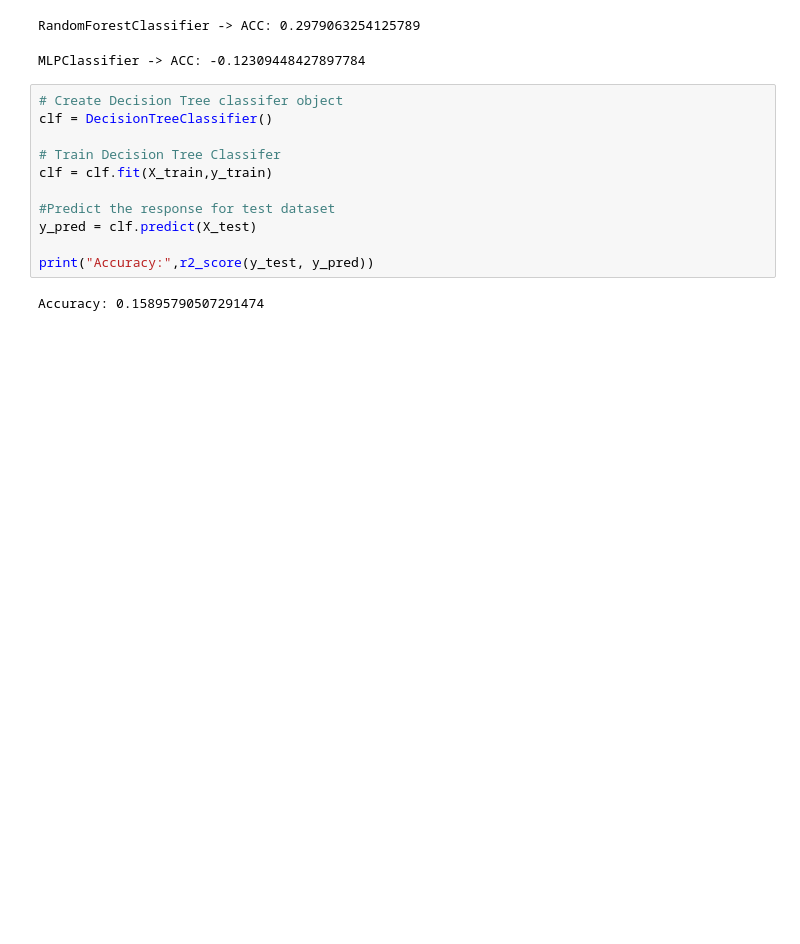
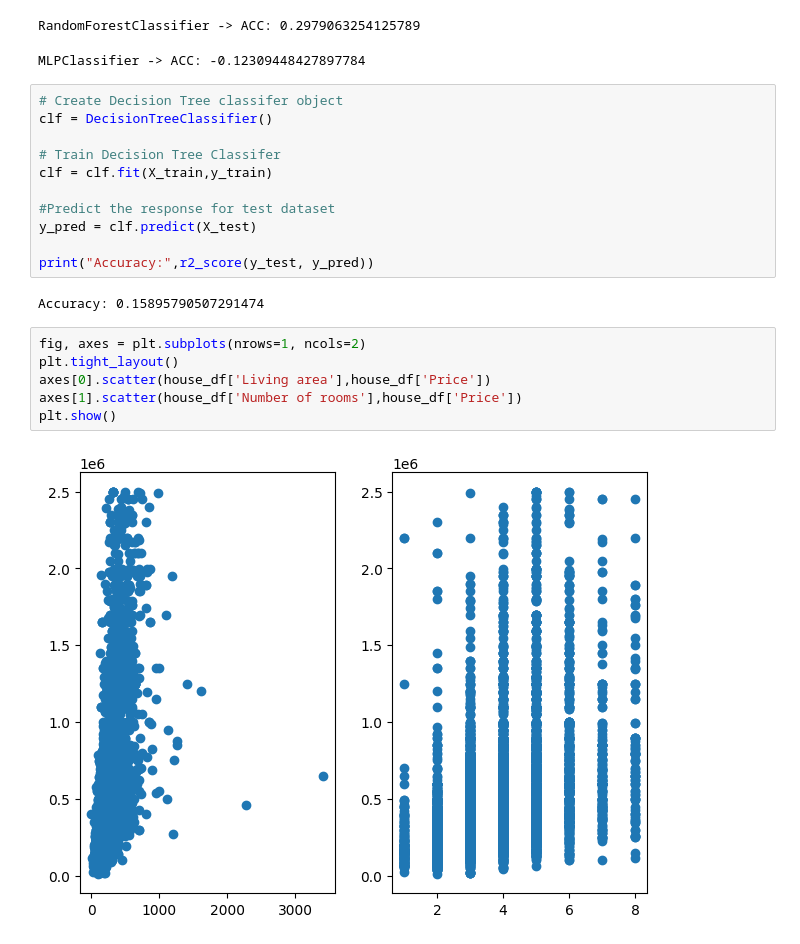
Before and after one commit to Ta-DevSark/challenge-regression, a Jupyter notebook: melike_test.ipynb, the cells around one changed output. Cells and saved outputs as stored; diff of their text form; blank space fills up the shorter version.

```diff
--- a/melike_test.ipynb
+++ b/melike_test.ipynb
@@ -407,3 +407,11 @@ y_pred = clf.predict(X_test)
 print("Accuracy:",r2_score(y_test, y_pred))
 # %% [output]
 Accuracy: 0.15895790507291474
+# %%
+fig, axes = plt.subplots(nrows=1, ncols=2)
+plt.tight_layout()
+axes[0].scatter(house_df['Living area'],house_df['Price'])
+axes[1].scatter(house_df['Number of rooms'],house_df['Price'])
+plt.show()
+# %% [output]
+[figure, added]
```
Also changed, not shown: 8 other files.
